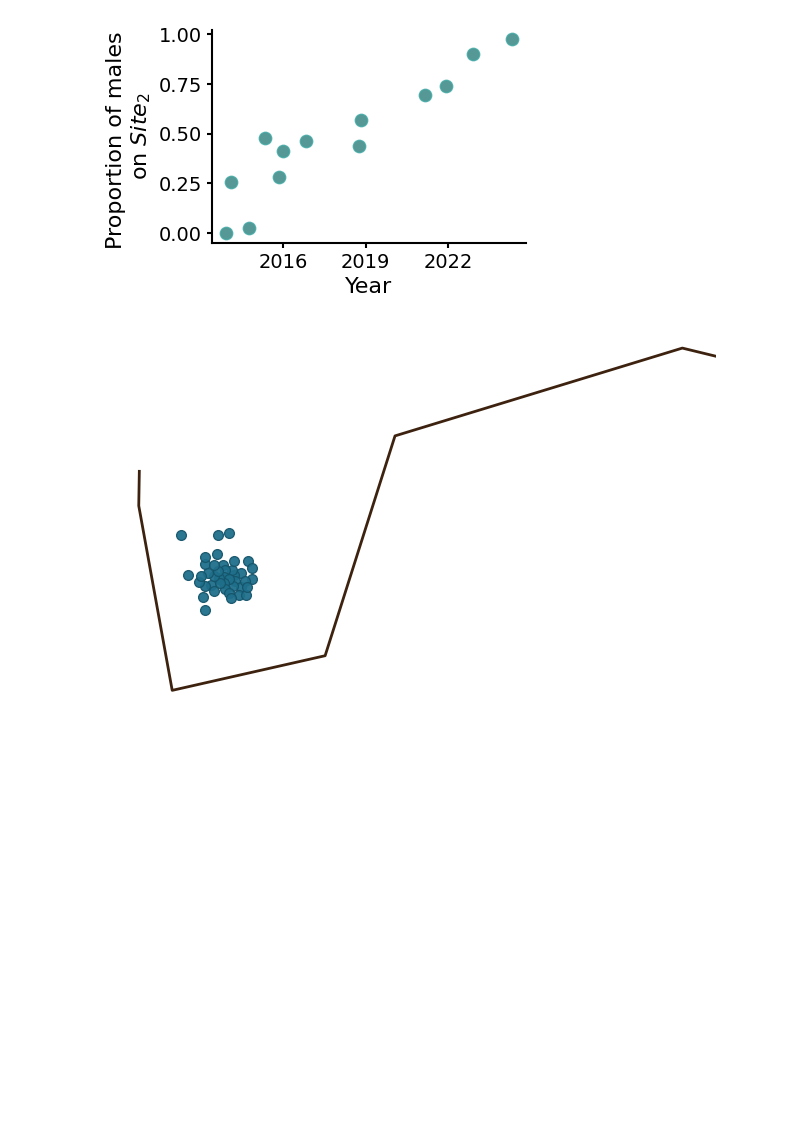
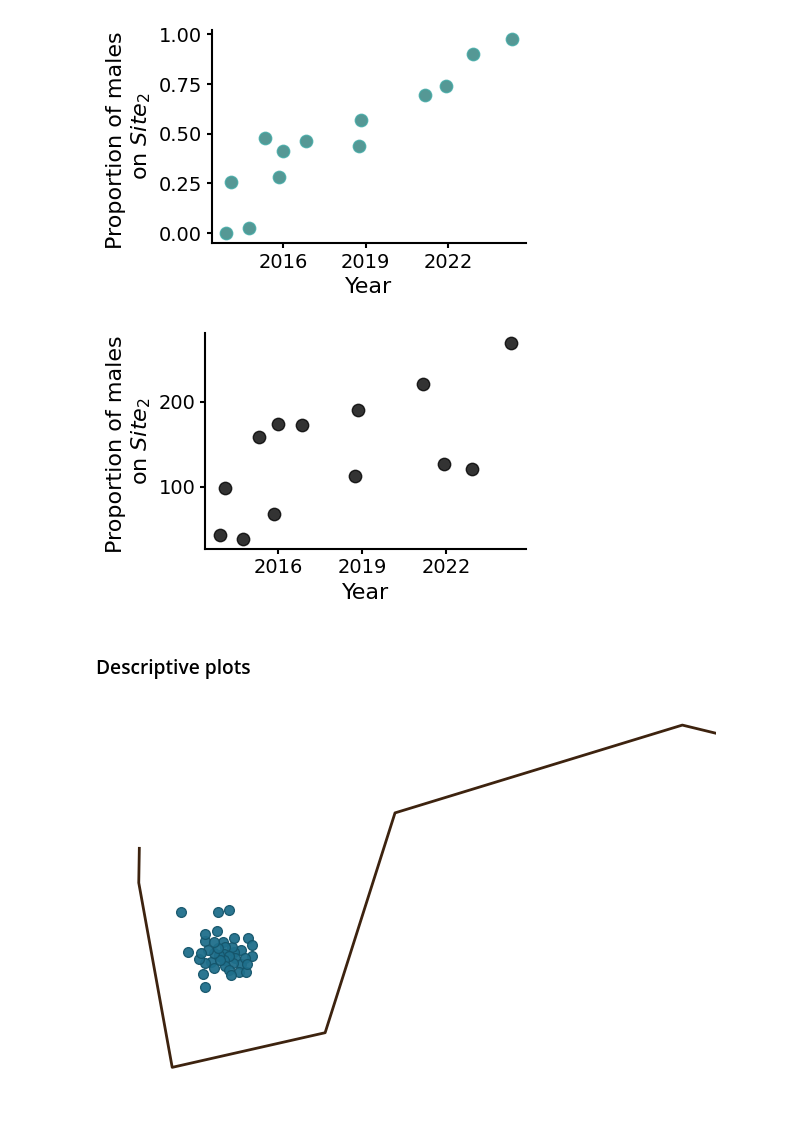
Before and after one commit to ruthviksp/territory_geometry, a Jupyter notebook: model_lek_transition.ipynb, the cells around one changed output. Cells and saved outputs as stored; diff of their text form; code cells hidden in the pictures; blank space fills up the shorter version.

Commit message:
added descriptive plots for supplement

```diff
--- a/model_lek_transition.ipynb
+++ b/model_lek_transition.ipynb
@@ -108,3 +108,25 @@ plt.tight_layout()
 plt.savefig(out_dir/'transition_single_data.png', dpi=300)
 # %% [output]
 [figure]
+# %%
+## Plot the transition of males from site 1 to site 2
+fig, ax = plt.subplots(figsize=(4.5, 3))
+
+## Add observed data as scatter
+ax.scatter(df['date'], df['N'], s=80, color='black', edgecolor='black', alpha=0.8, zorder=4)
+
+ax.spines['top'].set_visible(False)
+ax.spines['right'].set_visible(False)
+ax.spines['left'].set_linewidth(1.5)
+ax.spines['bottom'].set_linewidth(1.5)
+ax.tick_params(axis='both', which='major', labelsize=14, width=1.5)
+
+ax.set_xlabel('Year', fontsize=16)
+ax.set_ylabel('Proportion of males \non $Site_{2}$', fontsize=16)
+ax.xaxis.set_major_locator(mdates.YearLocator(3))
+
+plt.tight_layout()
+# %% [output]
+[figure, added]
+# %% [markdown]
+### Descriptive plots
```
Also changed, not shown: parts of 8 cells of this notebook, 1 other file.
